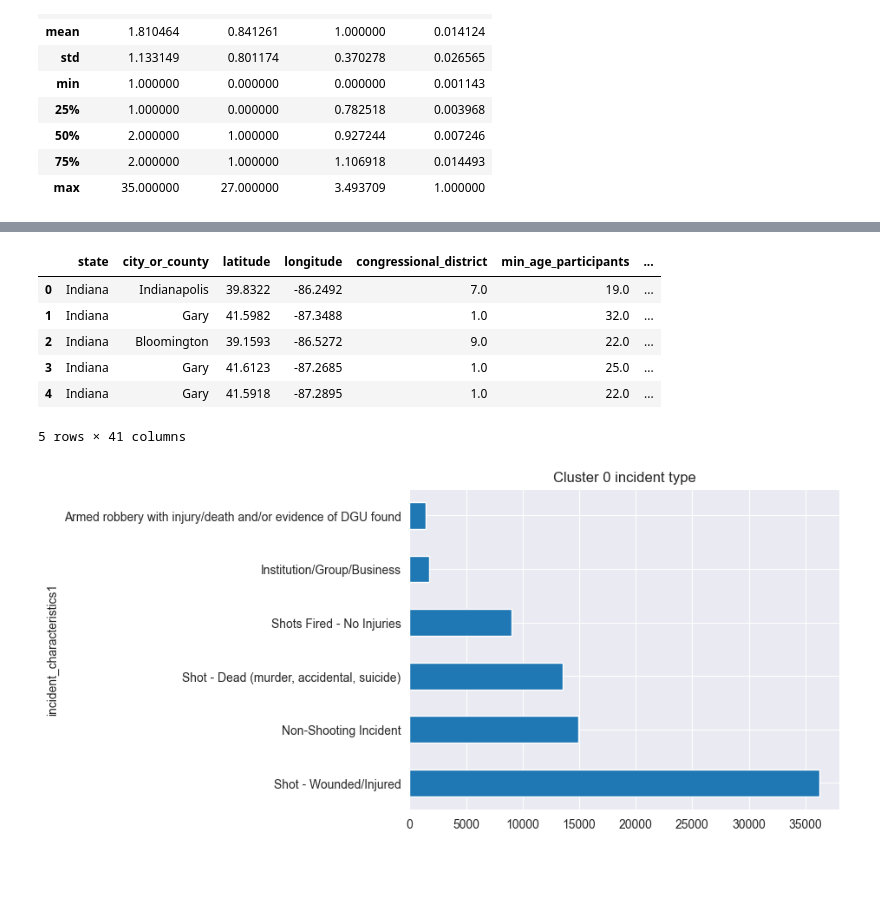
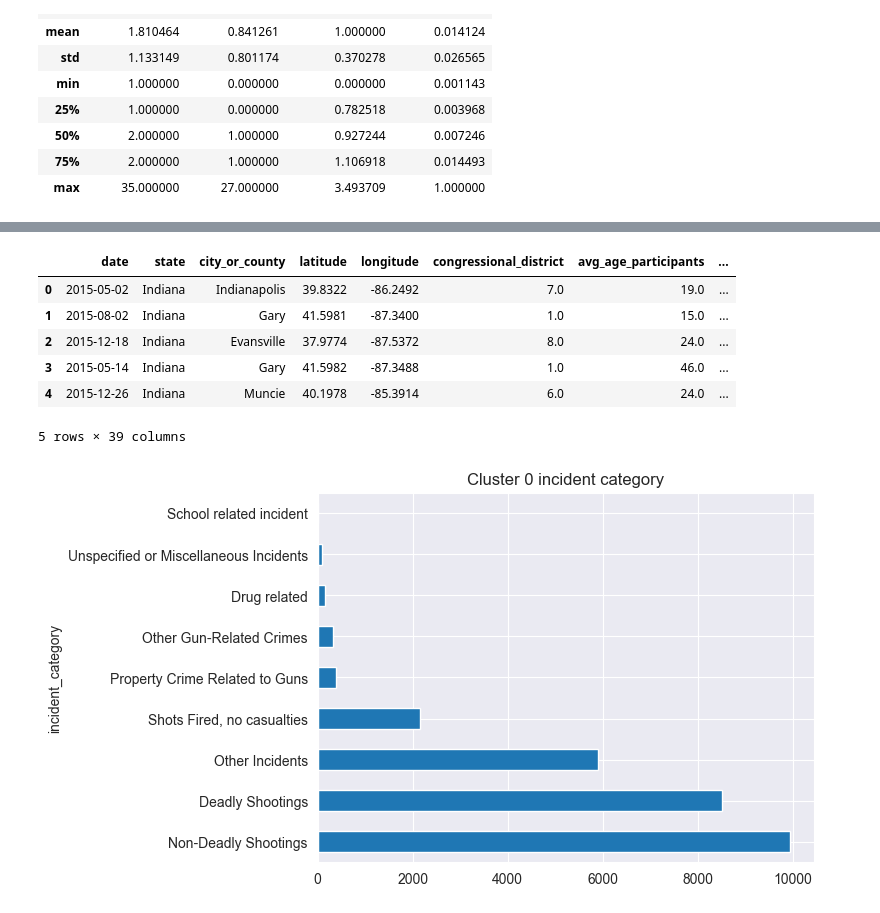
Before and after one commit to Alexthw46/DataMiningProject, a Jupyter notebook: TASK_2/kmeans.ipynb, the cells around one changed output, grey strips where cells are left out. Cells and saved outputs as stored; diff of their text form; code cells hidden in the pictures; blank space fills up the shorter version.

```diff
--- a/TASK_2/kmeans.ipynb
+++ b/TASK_2/kmeans.ipynb
@@ -9,7 +9,7 @@ from sklearn.preprocessing import MinMaxScaler
 from sklearn.cluster import KMeans
 from sklearn.metrics import silhouette_score, davies_bouldin_score
 # %%
-df = pd.read_csv("../data/extracted_features.csv", low_memory=False)
+df = pd.read_csv("../data/new_incidents.csv", low_memory=False)
 df_cut = df.copy()
 df_cut = df_cut[['n_participants', 'n_involved', 'age_to_average', 'par_to_tot']]
 df_cut.head()
@@ -240,20 +240,19 @@ for col in range(len(cols)-1):
 df['Cluster'] = df_cut['Cluster']
 df.head()
 # %% [output]
-|  | state | city_or_county | latitude | longitude | congressional_district | min_age_participants | ... |
-| 0 | Indiana | Indianapolis | 39.8322 | -86.2492 | 7.0 | 19.0 | ... |
-| 1 | Indiana | Gary | 41.5982 | -87.3488 | 1.0 | 32.0 | ... |
-| 2 | Indiana | Bloomington | 39.1593 | -86.5272 | 9.0 | 22.0 | ... |
-| 3 | Indiana | Gary | 41.6123 | -87.2685 | 1.0 | 25.0 | ... |
-| 4 | Indiana | Gary | 41.5918 | -87.2895 | 1.0 | 22.0 | ... |
+|  | date | state | city_or_county | latitude | longitude | congressional_district | avg_age_participants | ... |
+| 0 | 2015-05-02 | Indiana | Indianapolis | 39.8322 | -86.2492 | 7.0 | 19.0 | ... |
+| 1 | 2015-08-02 | Indiana | Gary | 41.5981 | -87.3400 | 1.0 | 15.0 | ... |
+| 2 | 2015-12-18 | Indiana | Evansville | 37.9774 | -87.5372 | 8.0 | 24.0 | ... |
+| 3 | 2015-05-14 | Indiana | Gary | 41.5982 | -87.3488 | 1.0 | 46.0 | ... |
+| 4 | 2015-12-26 | Indiana | Muncie | 40.1978 | -85.3914 | 6.0 | 24.0 | ... |
-5 rows × 41 columns
+5 rows × 39 columns
 # %%
 for k in range(n_clusters):
     temp = df[df['Cluster'] == k]
-    incident_type = temp['incident_characteristics1'].value_counts()
-    incident_type = incident_type[incident_type >= (len(temp)*0.01)]
+    incident_type = temp['incident_category'].value_counts()
     incident_type.plot(kind='barh', linewidth=1)
-    plt.title("Cluster " + str(k) + " incident type")
+    plt.title("Cluster " + str(k) + " incident category")
     plt.show()
 # %% [output]
-[figure, old version]
+[figure, new version]
```
Also changed, not shown: parts of 22 cells of this notebook, 5 other files.
